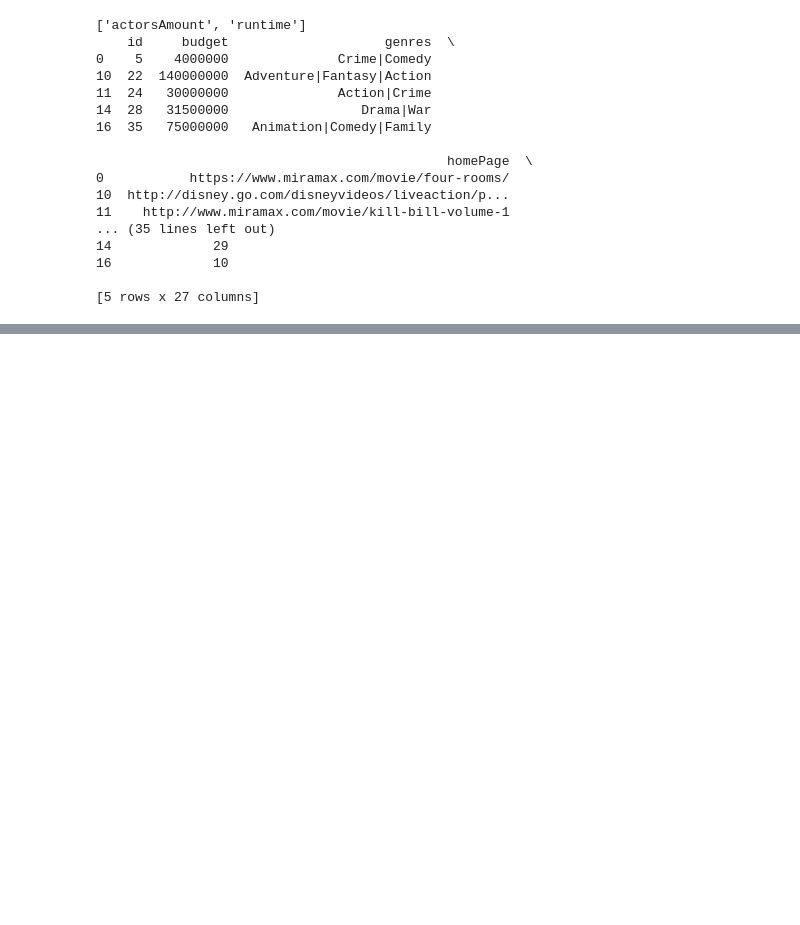
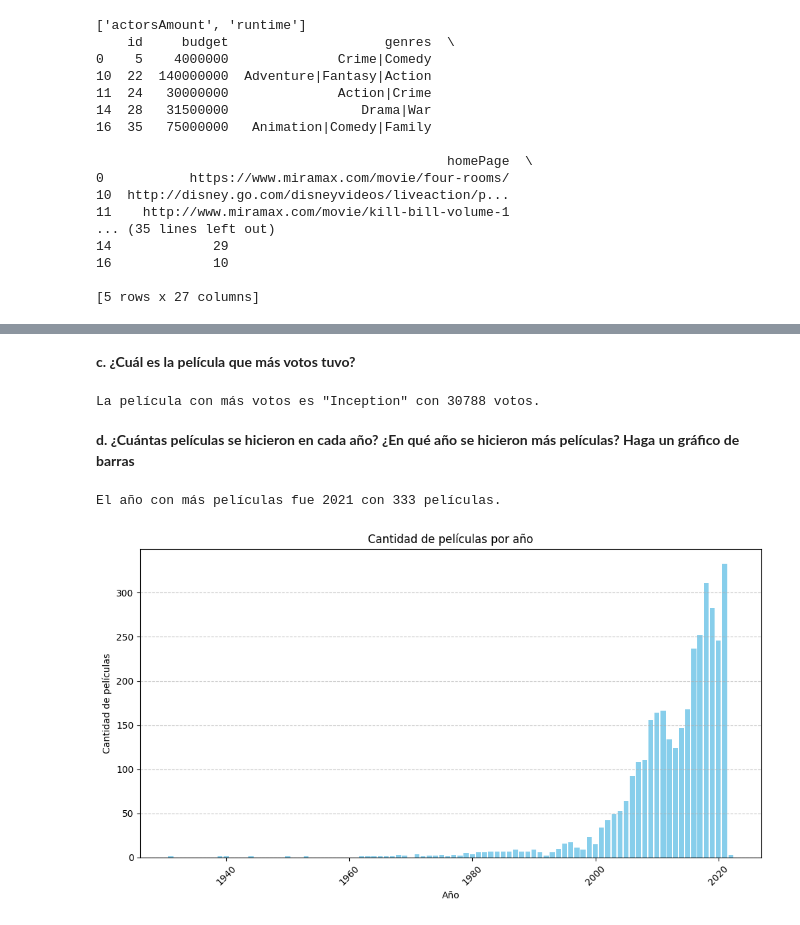
Before and after one commit to angelargd8/HDT01-MDD, a Jupyter notebook: main.ipynb, the cells around one changed output, grey strips where cells are left out. Drawn from its saved outputs; the diff is of its cells as text; code cells hidden in the pictures; blank space fills up the shorter version.

```diff
--- a/main.ipynb
+++ b/main.ipynb
@@ -233,0 +331,40 @@ print(df.head())
+# %% [markdown]
+**c.  ¿Cuál es la película que más votos tuvo?**
+# %%
+masVotada = df.sort_values(by='voteCount', ascending=False).iloc[0]
+print(f'La película con más votos es "{masVotada["title"]}" con {masVotada["voteCount"]} votos.')
+# %% [output]
+La película con más votos es "Inception" con 30788 votos.
+# %% [markdown]
+**d. ¿Cuántas películas se hicieron en cada año? ¿En qué año se hicieron más
+películas? Haga un gráfico de barras**
+# %%
+
+
+# Convertir la columna de fecha de lanzamiento a tipo datetime para poder manejar los datos despues
+df["releaseDate"] = pd.to_datetime(df["releaseDate"], errors="coerce")
+df["year"] = df["releaseDate"].dt.year
+
+# Contar cuántas películas se hicieron en cada año
+pelis_anio = df["year"].value_counts().sort_index()
+
+# Encontrar el año con más películas
+max_year = pelis_anio.idxmax()
+max_movies = pelis_anio.max()
+
+print(f'El año con más películas fue {max_year} con {max_movies} películas.')
+
+# Graficar la cantidad de películas por año
+plt.figure(figsize=(12,6))
+plt.bar(pelis_anio.index, pelis_anio.values, color="skyblue")
+plt.xlabel("Año")
+plt.ylabel("Cantidad de películas")
+plt.title("Cantidad de películas por año")
+plt.xticks(rotation=45)
+plt.grid(axis="y", linestyle="--", alpha=0.7)
+
+# Mostrar el gráfico
+plt.show()
+# %% [output]
+El año con más películas fue 2021 con 333 películas.
+[figure, added]
```
Also changed, not shown: parts of 13 cells of this notebook.
